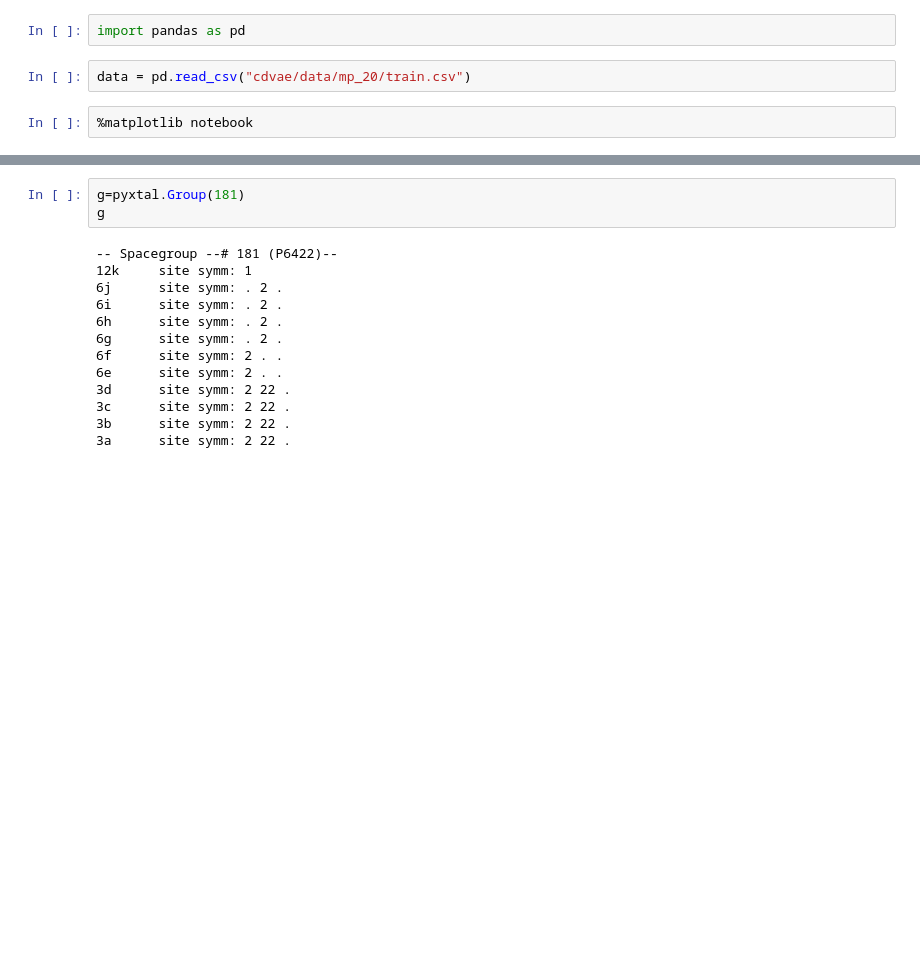
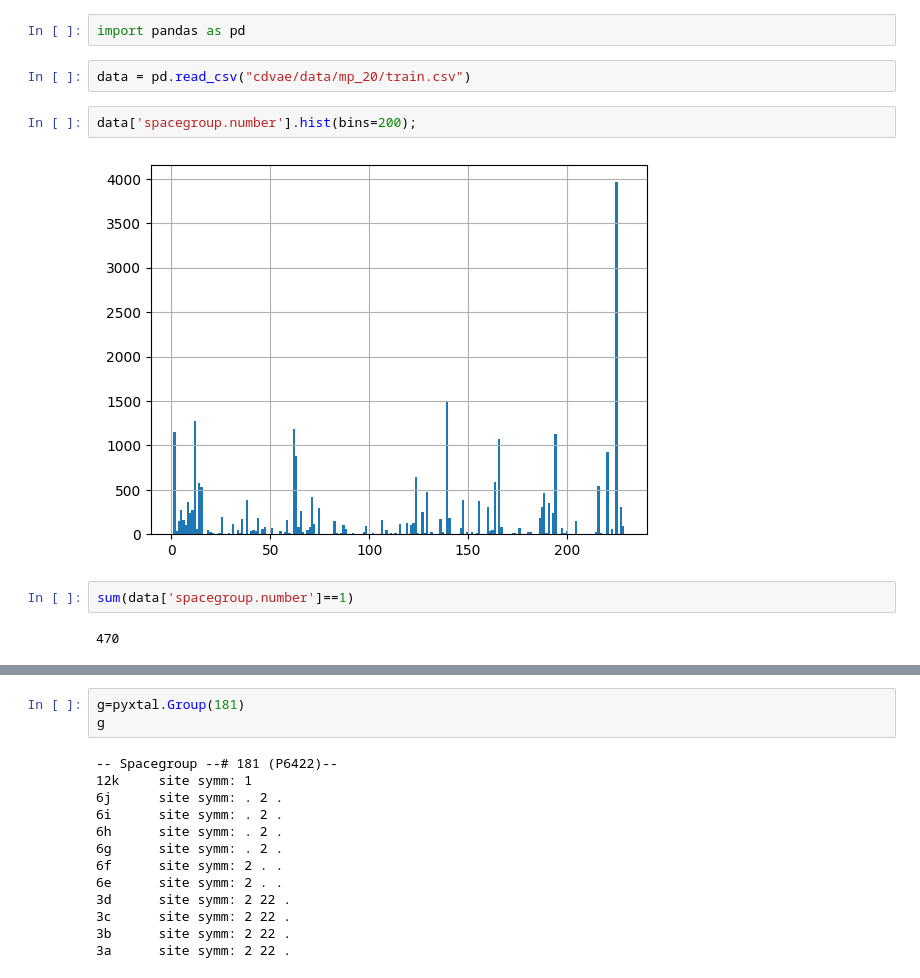
Before and after one commit to kedhip/WyckoffTransformer, a Jupyter notebook: combinatoric.ipynb, the cells around one changed output, grey strips where cells are left out. Drawn from its saved outputs; the diff is of its cells as text; blank space fills up the shorter version.

```diff
--- a/combinatoric.ipynb
+++ b/combinatoric.ipynb
@@ -4,7 +4,13 @@ import pyxtal
 import pandas as pd
 # %%
 data = pd.read_csv("cdvae/data/mp_20/train.csv")
-# %%
-%matplotlib notebook
+# %%
+data['spacegroup.number'].hist(bins=200);
+# %% [output]
+[figure, added]
+# %%
+sum(data['spacegroup.number']==1)
+# %% [output]
+470
 # %%
 import matplotlib.pyplot as plt
```
Also changed, not shown: parts of 5 cells of this notebook, 3 other files.
